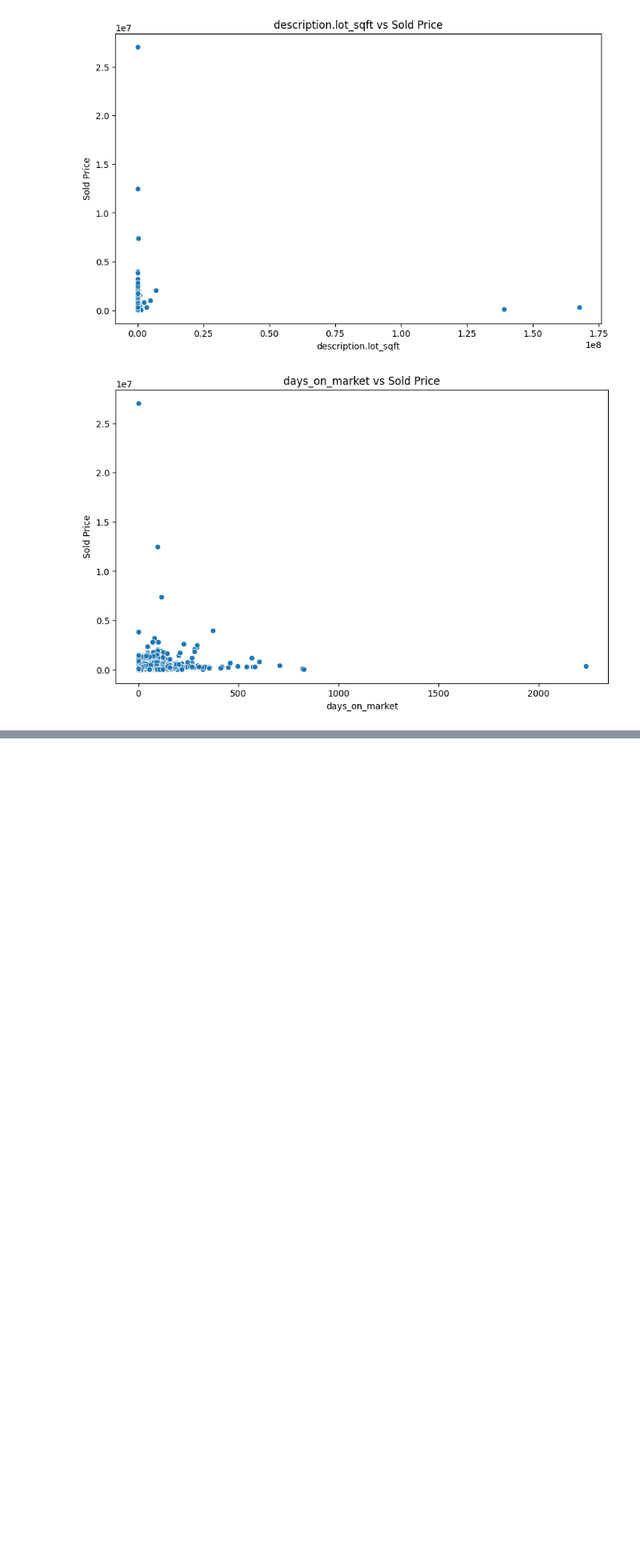
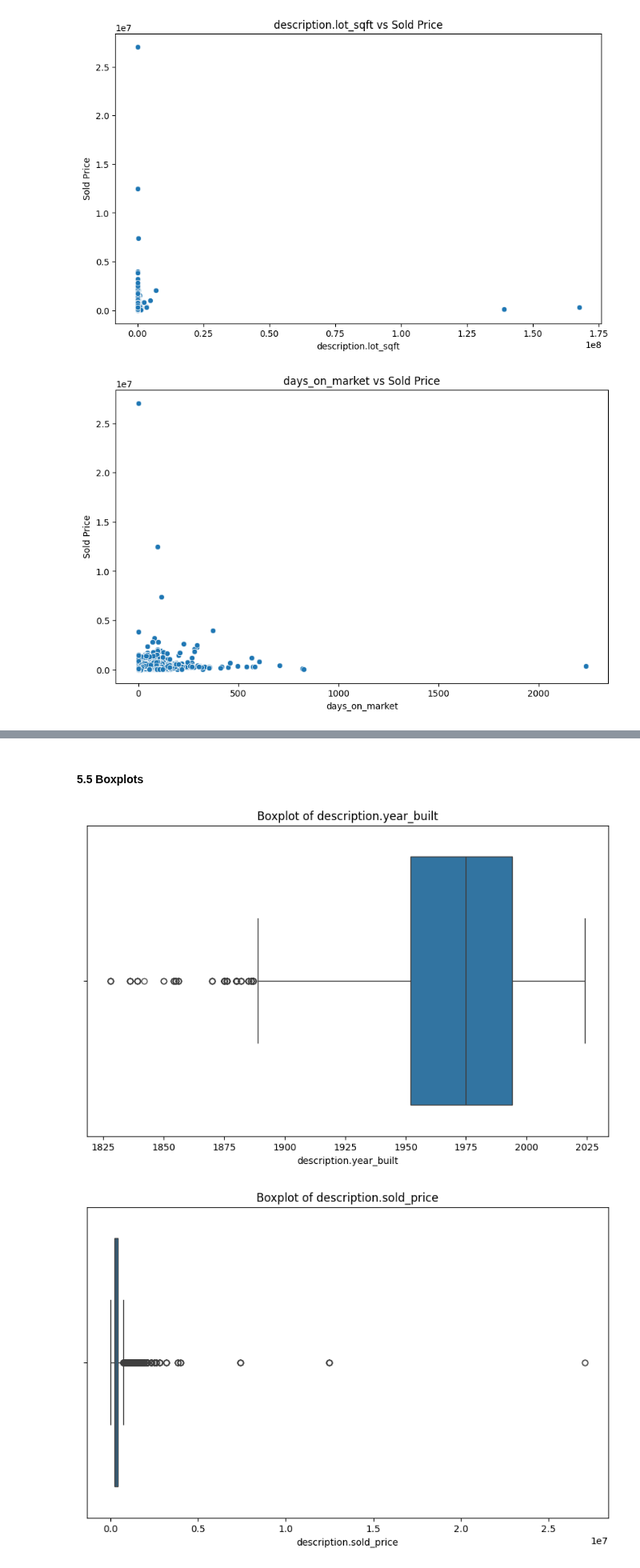
Before and after one commit to rdebullain/ML-supervised_real_estate_data, a Jupyter notebook: notebooks/eda.ipynb, the cells around one changed output, grey strips where cells are left out. Shown at 80% size. Saved outputs shown, nothing was run; the diff lists cells and outputs as text; code cells hidden in the pictures; blank space fills up the shorter version.

```diff
--- a/notebooks/eda.ipynb
+++ b/notebooks/eda.ipynb
@@ -324,0 +345,18 @@ plot_scatterplot(df, 'days_on_market', 'Days_on_Market_Scatterplot.png')
+# %% [markdown]
+#### 5.5 Boxplots
+# %%
+def plot_boxplot(df, column, filename='plot.png'):
+    plt.figure(figsize=(10, 6))
+    sns.boxplot(x=df[column])
+    plt.title(f'Boxplot of {column}')
+    plt.xlabel(column)
+    plt.savefig(filename)
+    plt.show()
+
+plot_boxplot(df, 'description.year_built', 'Year_Built_Boxplot.png')
+plot_boxplot(df, 'description.sold_price', 'Sold_Price_Boxplot.png')
+plot_boxplot(df, 'description.sqft', 'Sq_Ft_Boxplot.png')
+plot_boxplot(df, 'days_on_market', 'Days_on_Market_Boxplot.png')
+# %% [output]
+[figure, added]
+[figure, added]
```
Also changed, not shown: parts of 5 cells of this notebook, 5 other files.
